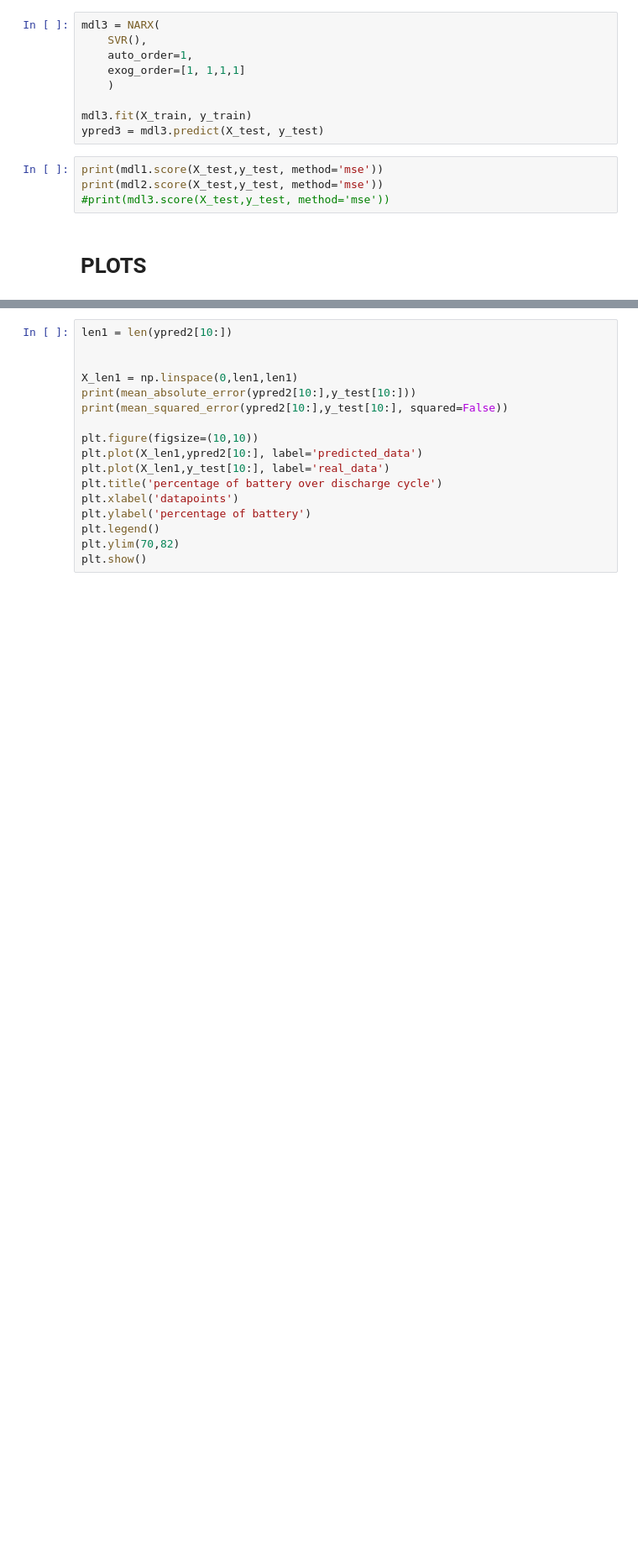
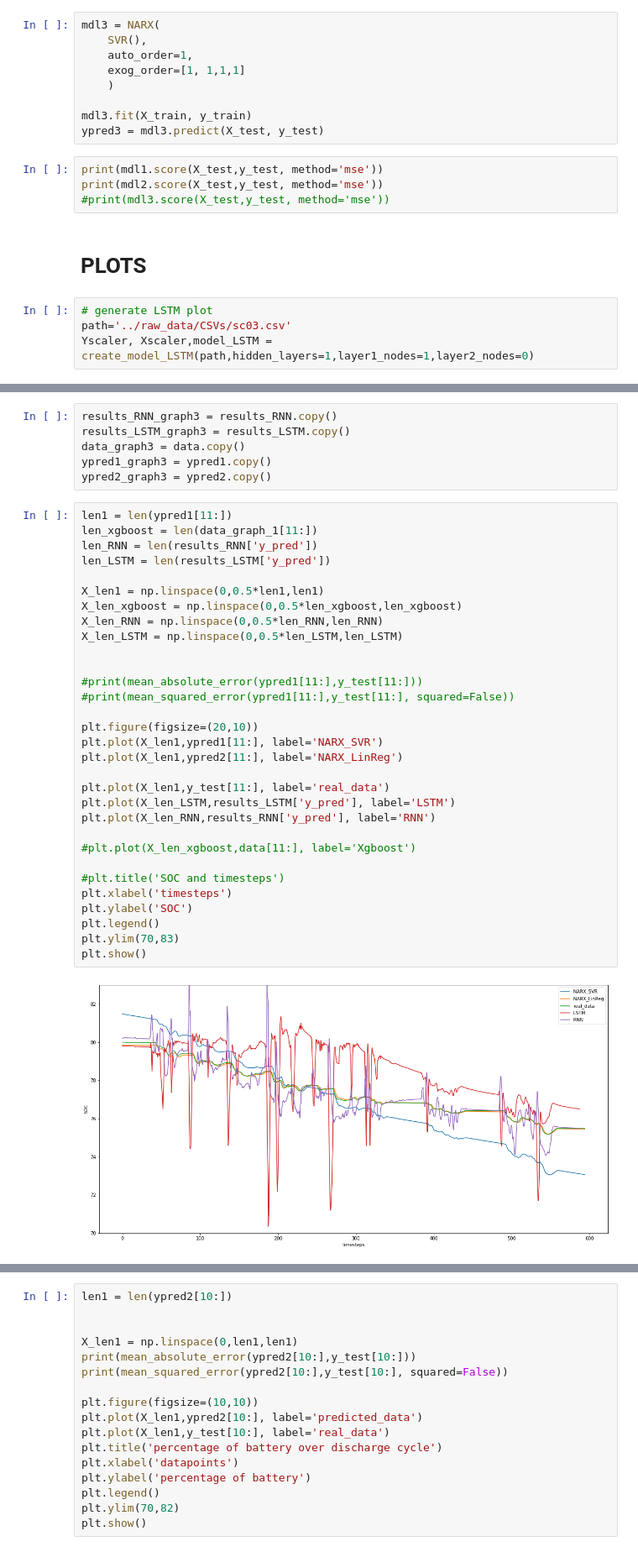
Before and after one commit to pierredm1/4th-Year-Imperial-Thesis, a Jupyter notebook: notebooks/Complete Model Testing Skeleton.ipynb, the cells around one changed output, grey strips where cells are left out. Shown at 84% size. Saved outputs shown, nothing was run; the diff lists cells and outputs as text; blank space fills up the shorter version.

```diff
--- a/notebooks/Complete Model Testing Skeleton.ipynb
+++ b/notebooks/Complete Model Testing Skeleton.ipynb
@@ -100,3 +114,7 @@ print(mdl2.score(X_test,y_test, method='mse'))
 #print(mdl3.score(X_test,y_test, method='mse'))
 # %% [markdown]
 # PLOTS
+# %%
+# generate LSTM plot
+path='../raw_data/CSVs/sc03.csv'
+Yscaler, Xscaler,model_LSTM = create_model_LSTM(path,hidden_layers=1,layer1_nodes=1,layer2_nodes=0)
@@ -163,0 +253,39 @@ fig3.show()
+# %%
+results_RNN_graph3 = results_RNN.copy()
+results_LSTM_graph3 = results_LSTM.copy()
+data_graph3 = data.copy()
+ypred1_graph3 = ypred1.copy()
+ypred2_graph3 = ypred2.copy()
+# %%
+len1 = len(ypred1[11:])
+len_xgboost = len(data_graph_1[11:])
+len_RNN = len(results_RNN['y_pred'])
+len_LSTM = len(results_LSTM['y_pred'])
+
+X_len1 = np.linspace(0,0.5*len1,len1)
+X_len_xgboost = np.linspace(0,0.5*len_xgboost,len_xgboost)
+X_len_RNN = np.linspace(0,0.5*len_RNN,len_RNN)
+X_len_LSTM = np.linspace(0,0.5*len_LSTM,len_LSTM)
+
+
+#print(mean_absolute_error(ypred1[11:],y_test[11:]))
+#print(mean_squared_error(ypred1[11:],y_test[11:], squared=False))
+
+plt.figure(figsize=(20,10))
+plt.plot(X_len1,ypred1[11:], label='NARX_SVR')
+plt.plot(X_len1,ypred2[11:], label='NARX_LinReg')
+
+plt.plot(X_len1,y_test[11:], label='real_data')
+plt.plot(X_len_LSTM,results_LSTM['y_pred'], label='LSTM')
+plt.plot(X_len_RNN,results_RNN['y_pred'], label='RNN')
+
+#plt.plot(X_len_xgboost,data[11:], label='Xgboost')
+
+#plt.title('SOC and timesteps')
+plt.xlabel('timesteps')
+plt.ylabel('SOC')
+plt.legend()
+plt.ylim(70,83)
+plt.show()
+# %% [output]
+[figure, added]
```
Also changed, not shown: parts of 41 cells of this notebook.
